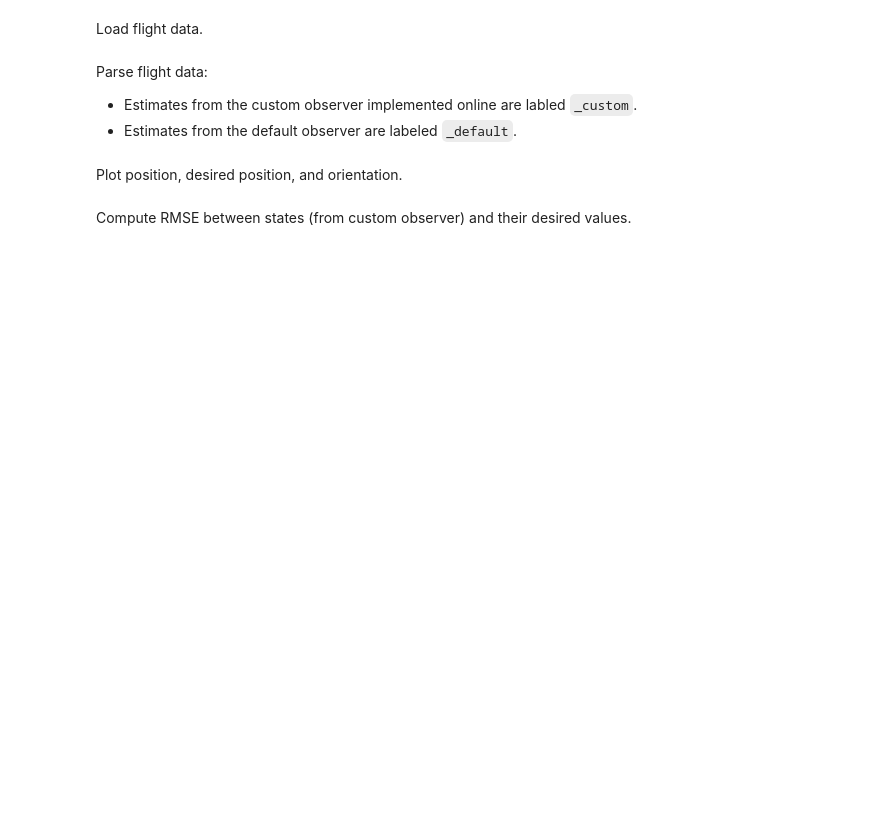
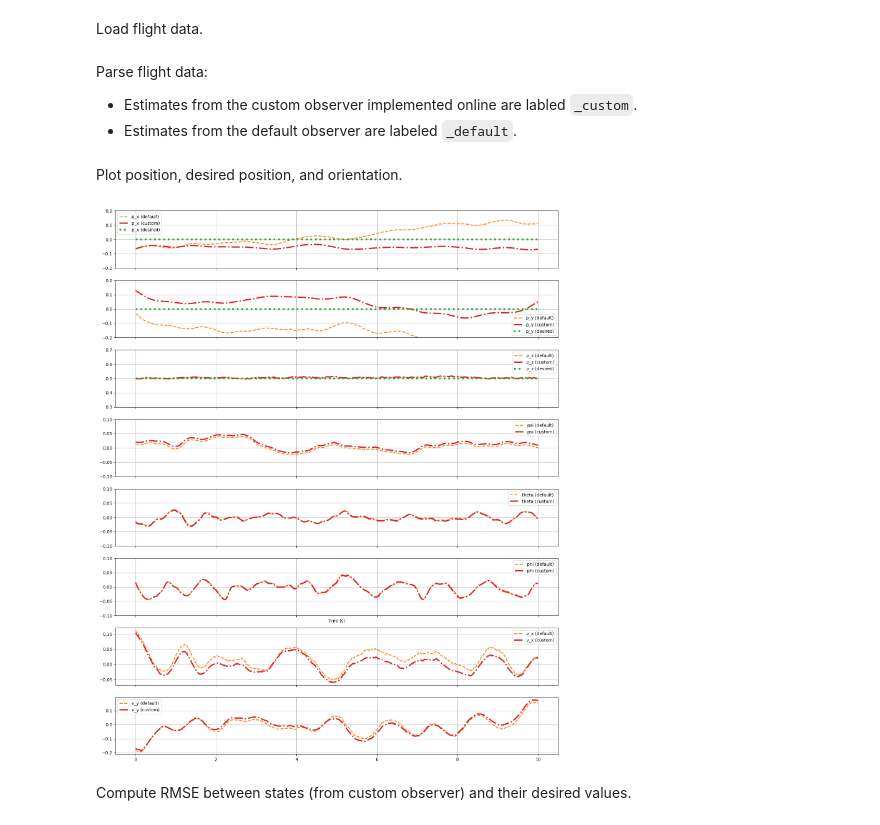
Before and after one commit to Chairless-maybe/crazyflie-client, a Jupyter notebook: lab07/03_test.ipynb, the cells around one changed output. Saved outputs shown, nothing was run; the diff lists cells and outputs as text; code cells hidden in the pictures; blank space fills up the shorter version.

```diff
--- a/lab07/03_test.ipynb
+++ b/lab07/03_test.ipynb
@@ -84,7 +84,7 @@ p_z_eq =  0.5000
 Load flight data.
 # %%
 # Load flight data
-raw_data_drone, raw_data_mocap = load_hardware_data('lab08_takeoff_01.json')
+raw_data_drone, raw_data_mocap = load_hardware_data('lab08_takeoff_04.json')
 
 # Resample drone data
 data_drone = resample_data_drone(
@@ -551,6 +591,8 @@ p_z_custom = data_drone['ae483log.p_z']
 psi_custom = data_drone['ae483log.psi']
 theta_custom = data_drone['ae483log.theta']
 phi_custom = data_drone['ae483log.phi']
+v_x_custom = data_drone['ae483log.v_x']
+v_y_custom = data_drone['ae483log.v_y']
 
 # position and orientation from default observer
 p_x_default = data_drone['stateEstimate.x']
@@ -559,47 +601,65 @@ p_z_default = data_drone['stateEstimate.z']
 psi_default = np.deg2rad(data_drone['stateEstimate.yaw'])
 theta_default = - np.deg2rad(data_drone['stateEstimate.pitch'])
 phi_default = np.deg2rad(data_drone['stateEstimate.roll'])
+v_x_default = data_drone['stateEstimate.vx']
+v_y_default = data_drone['stateEstimate.vy']
 
 # desired position
 p_x_des = data_drone['ae483log.p_x_des']
 p_y_des = data_drone['ae483log.p_y_des']
 p_z_des = data_drone['ae483log.p_z_des']
+
+# position and orientation from the motion capture system
+p_x_mocap = data_mocap['x']
+p_y_mocap = data_mocap['y']
+p_z_mocap = data_mocap['z']
+psi_mocap = data_mocap['yaw']
+theta_mocap = data_mocap['pitch']
+phi_mocap = data_mocap['roll']
+# v_x_mocap = data_mocap['vx']
+# v_y_mocap = data_mocap['vy']
 # %% [markdown]
 Plot position, desired position, and orientation.
 # %%
 def comparison_plot(t, s_custom, s_default, s_mocap, name, ax, s_des=None):
     ax.plot(t, s_default, label=f'{name} (default)',
             color=default_color, linestyle=default_linestyle, linewidth=default_linewidth)
-    ax.plot(t, s_mocap, label=f'{name} (mocap)',
-            color=mocap_color, linestyle=mocap_linestyle, linewidth=mocap_linewidth)
+#     ax.plot(t, s_mocap, label=f'{name} (mocap)',
+#             color=mocap_color, linestyle=mocap_linestyle, linewidth=mocap_linewidth)
     ax.plot(t, s_custom, label=f'{name} (custom)',
             color=custom_color, linestyle=custom_linestyle, linewidth=custom_linewidth)
     if s_des is not None:
         ax.plot(t, s_des, label=f'{name} (desired)',
                 color=desired_color, linestyle=desired_linestyle, linewidth=desired_linewidth)
     ax.legend()
     ax.grid()
 
 fig, (ax_p_x,
       ax_p_y,
       ax_p_z,
       ax_psi,
       ax_theta,
-      ax_phi) = plt.subplots(6, 1, figsize=(15, 18), sharex=True, tight_layout=True)
+      ax_phi,
+      ax_v_x,
+      ax_v_y) = plt.subplots(8, 1, figsize=(15, 18), sharex=True, tight_layout=True)
 comparison_plot(t, p_x_custom, p_x_default, p_x_mocap, 'p_x', ax_p_x, s_des=p_x_des)
 comparison_plot(t, p_y_custom, p_y_default, p_y_mocap, 'p_y', ax_p_y, s_des=p_y_des)
 comparison_plot(t, p_z_custom, p_z_default, p_z_mocap, 'p_z', ax_p_z, s_des=p_z_des)
 comparison_plot(t, psi_custom, psi_default, psi_mocap, 'psi', ax_psi)
 comparison_plot(t, theta_custom, theta_default, theta_mocap, 'theta', ax_theta)
 comparison_plot(t, phi_custom, phi_default, phi_mocap, 'phi', ax_phi)
+comparison_plot(t, v_x_custom, v_x_default, 0, 'v_x', ax_v_x)
+comparison_plot(t, v_y_custom, v_y_default, 0, 'v_y', ax_v_y)
 ax_phi.set_xlabel('time (s)')
 ax_p_x.set_ylim([-0.2, 0.2])
 ax_p_y.set_ylim([-0.2, 0.2])
 ax_p_z.set_ylim([0.3, 0.7])
 ax_psi.set_ylim([-0.1, 0.1])
 ax_theta.set_ylim([-0.1, 0.1])
 ax_phi.set_ylim([-0.1, 0.1])
 plt.show()
+# %% [output]
+[figure, added]
 # %% [markdown]
 Compute RMSE between states (from custom observer) and their desired values.
 # %%
```
Also changed, not shown: parts of 17 cells of this notebook, 9 other files.
